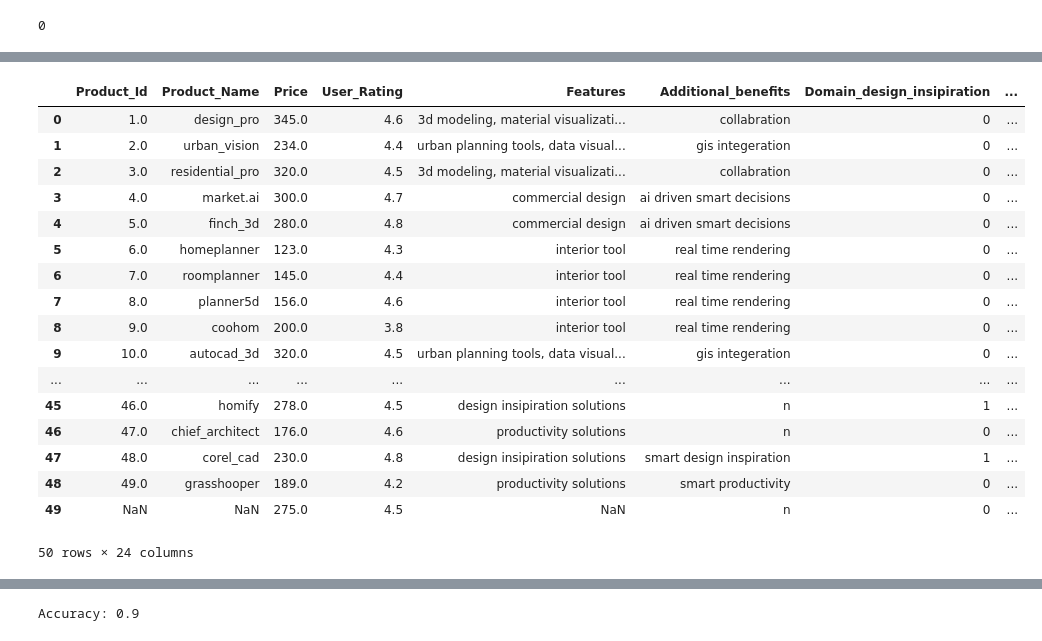
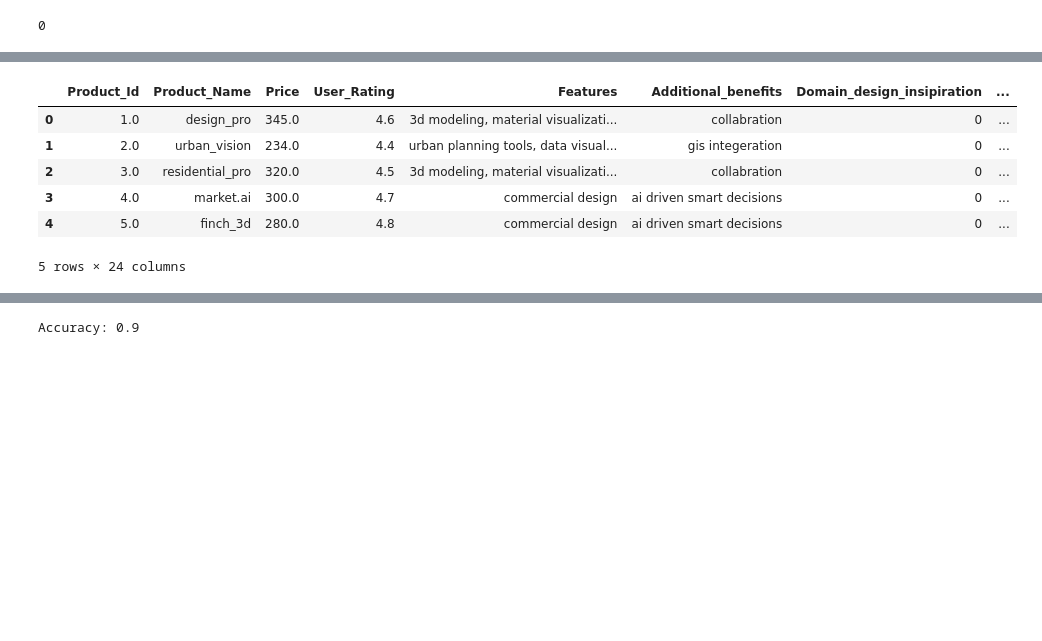
Before and after one commit to rajadurai04/Archipanion-machine-learning-model, a Jupyter notebook: Archipanion1.ipynb, the cells around one changed output, grey strips where cells are left out. Drawn from its saved outputs; the diff is of its cells as text; code cells hidden in the pictures; blank space fills up the shorter version.

```diff
--- a/Archipanion1.ipynb
+++ b/Archipanion1.ipynb
@@ -210,28 +199,17 @@ df
 # %%
 categorical_columns = ["Domain", "Compatibility", "App_available", "Multi-user_suppport","Energy-efficient_score","Sustainable-score_","Salary_support","Learning_Difficulity"]
 data_encoded = pd.get_dummies(df, columns=categorical_columns,drop_first=True)
 
-# Display the updated dataset with one-hot encoded columns
-data_encoded
+
+data_encoded.head()
 # %% [output]
 |  | Product_Id | Product_Name | Price | User_Rating | Features | Additional_benefits | Domain_design_insipiration | ... |
 | 0 | 1.0 | design_pro | 345.0 | 4.6 | 3d modeling, material visualizati... | collabration | 0 | ... |
 | 1 | 2.0 | urban_vision | 234.0 | 4.4 | urban planning tools, data visual... | gis integeration | 0 | ... |
 | 2 | 3.0 | residential_pro | 320.0 | 4.5 | 3d modeling, material visualizati... | collabration | 0 | ... |
 | 3 | 4.0 | market.ai | 300.0 | 4.7 | commercial design | ai driven smart decisions | 0 | ... |
 | 4 | 5.0 | finch_3d | 280.0 | 4.8 | commercial design | ai driven smart decisions | 0 | ... |
-| 5 | 6.0 | homeplanner | 123.0 | 4.3 | interior tool | real time rendering | 0 | ... |
-| 6 | 7.0 | roomplanner | 145.0 | 4.4 | interior tool | real time rendering | 0 | ... |
-| 7 | 8.0 | planner5d | 156.0 | 4.6 | interior tool | real time rendering | 0 | ... |
-| 8 | 9.0 | coohom | 200.0 | 3.8 | interior tool | real time rendering | 0 | ... |
-| 9 | 10.0 | autocad_3d | 320.0 | 4.5 | urban planning tools, data visual... | gis integeration | 0 | ... |
-| ... | ... | ... | ... | ... | ... | ... | ... | ... |
-| 45 | 46.0 | homify | 278.0 | 4.5 | design insipiration solutions | n | 1 | ... |
-| 46 | 47.0 | chief_architect | 176.0 | 4.6 | productivity solutions | n | 0 | ... |
-| 47 | 48.0 | corel_cad | 230.0 | 4.8 | design insipiration solutions | smart design inspiration | 1 | ... |
-| 48 | 49.0 | grasshooper | 189.0 | 4.2 | productivity solutions | smart productivity | 0 | ... |
-| 49 | NaN | NaN | 275.0 | 4.5 | NaN | n | 0 | ... |
-50 rows × 24 columns
+5 rows × 24 columns
 # %%
 df= df.drop(df.index[-1])
 # %%
```
Also changed, not shown: parts of 20 cells of this notebook.
